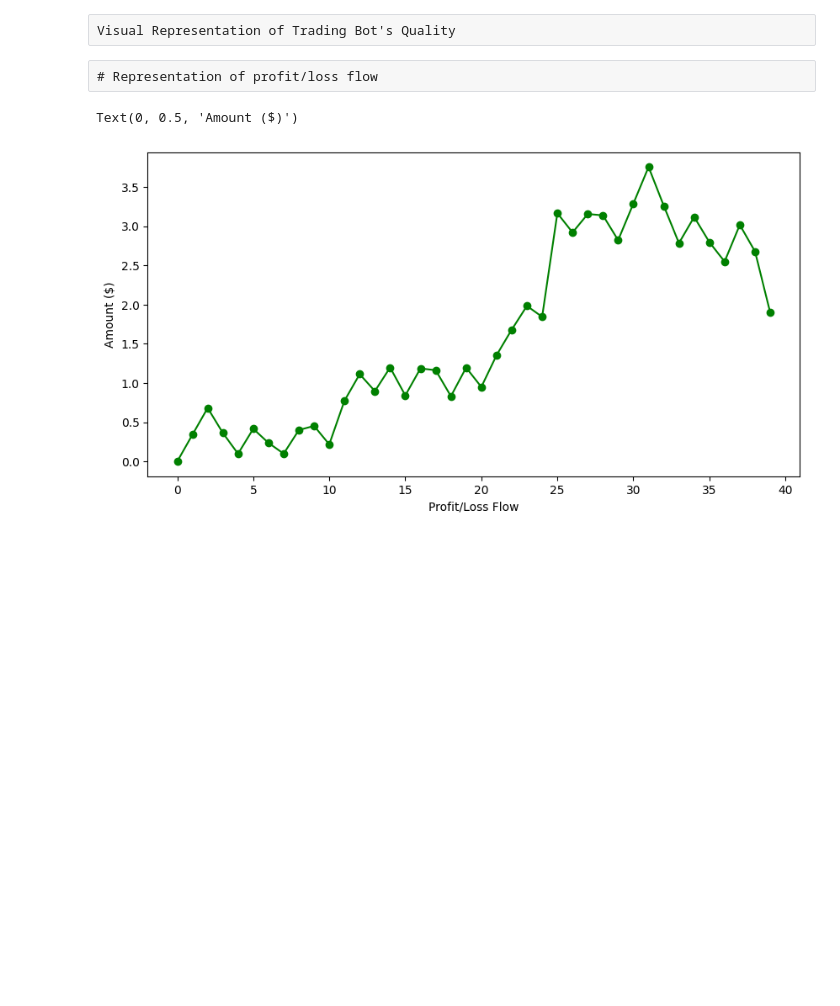
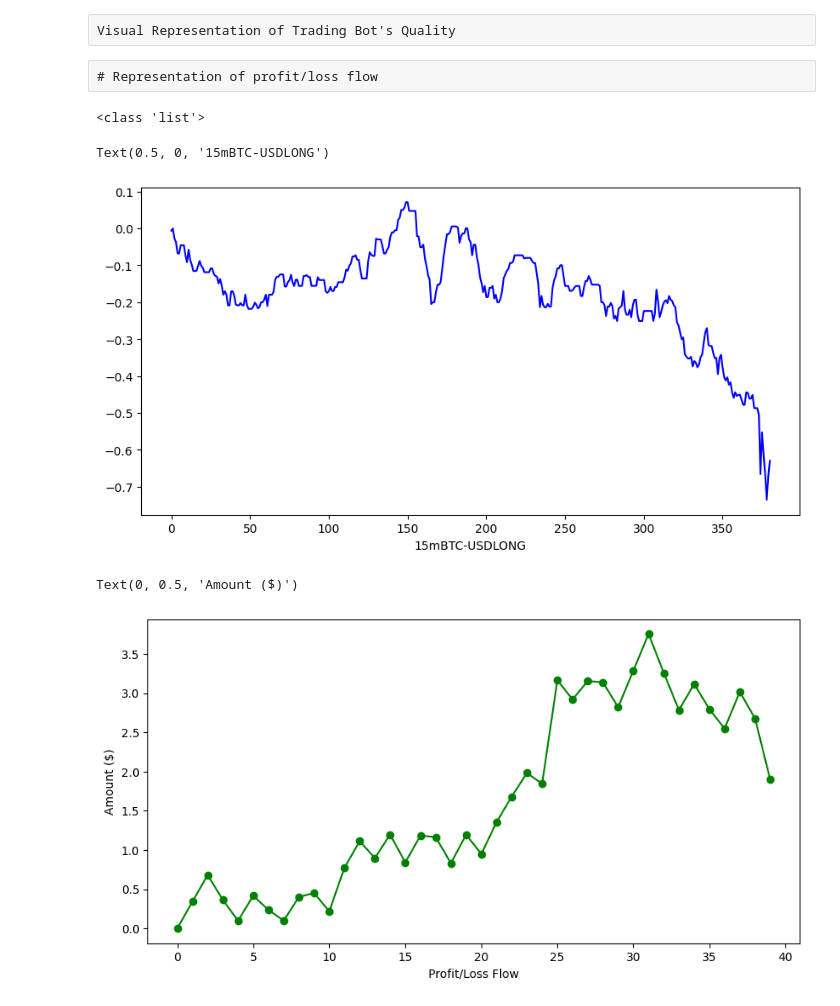
Before and after one commit to KasunKX/tradingbot-2, a Jupyter notebook: visual.ipynb, the cells around one changed output. Cells and saved outputs as stored; diff of their text form; code cells hidden in the pictures; blank space fills up the shorter version.

```diff
--- a/visual.ipynb
+++ b/visual.ipynb
@@ -21,6 +19,22 @@ trades = ast.literal_eval(trades)
 trades = trades[6:]
 # %% [raw]
 # Representation of profit/loss flow
+# %%
+current = re.sub(r"np\.float64\(([^)]+)\)", r"\1", current)
+
+# Replace single quotes with double quotes
+current = current.replace("'", '"')
+
+# Convert string to dictionary
+current = json.loads(current)
+print(type(current['profitflow']))
+plt.figure(figsize=(10, 5))
+plt.plot(current['profitflow'], marker='', color='b')
+plt.xlabel(current['timeframe'] + current['pair'] + current['side'])
+# %% [output]
+<class 'list'>
+Text(0.5, 0, '15mBTC-USDLONG')
+[figure, added]
 # %%
 flow = [0]
 pnl = [0]
```
Also changed, not shown: parts of 2 cells of this notebook, 1 other file.
